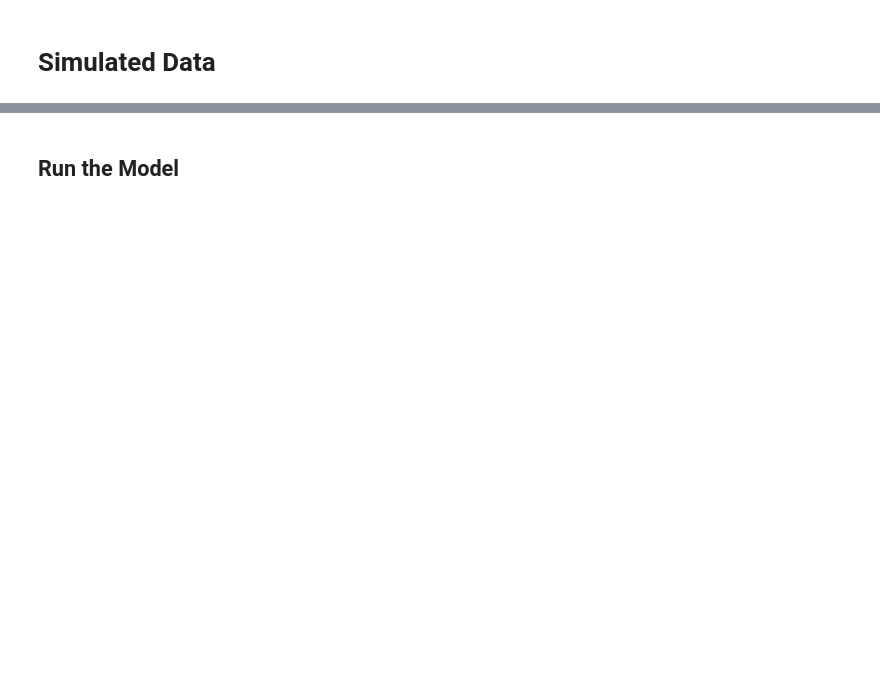
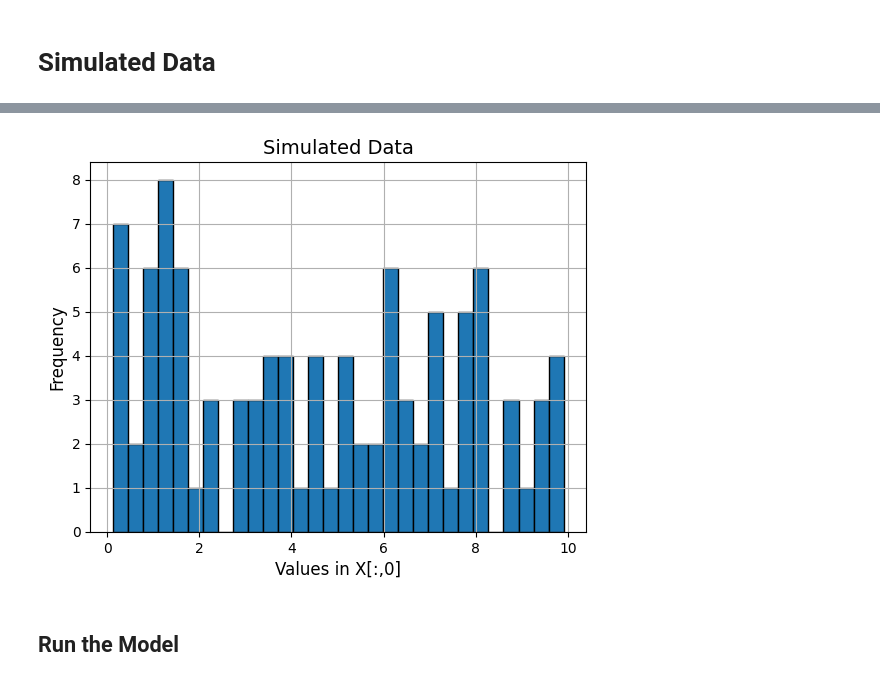
Before and after one commit to iamharkirat/STP-540, a Jupyter notebook: STP540_Single_Layer_Neural_Network_2.ipynb, the cells around one changed output, grey strips where cells are left out. Drawn from its saved outputs; the diff is of its cells as text; code cells hidden in the pictures; blank space fills up the shorter version.

```diff
--- a/STP540_Single_Layer_Neural_Network_2.ipynb
+++ b/STP540_Single_Layer_Neural_Network_2.ipynb
@@ -24,3 +32,12 @@ X.shape
+# %%
+plt.hist(X[:,0], bins=30, edgecolor='black')
+plt.xlabel('Values in X[:,0]', fontsize=12)
+plt.ylabel('Frequency', fontsize=12)
+plt.title('Simulated Data', fontsize=14)
+plt.grid(True)
+plt.show()
+# %% [output]
+[figure, added]
 # %% [markdown]
 ## Run the Model
 # %%
```
Also changed, not shown: parts of 20 cells of this notebook.
